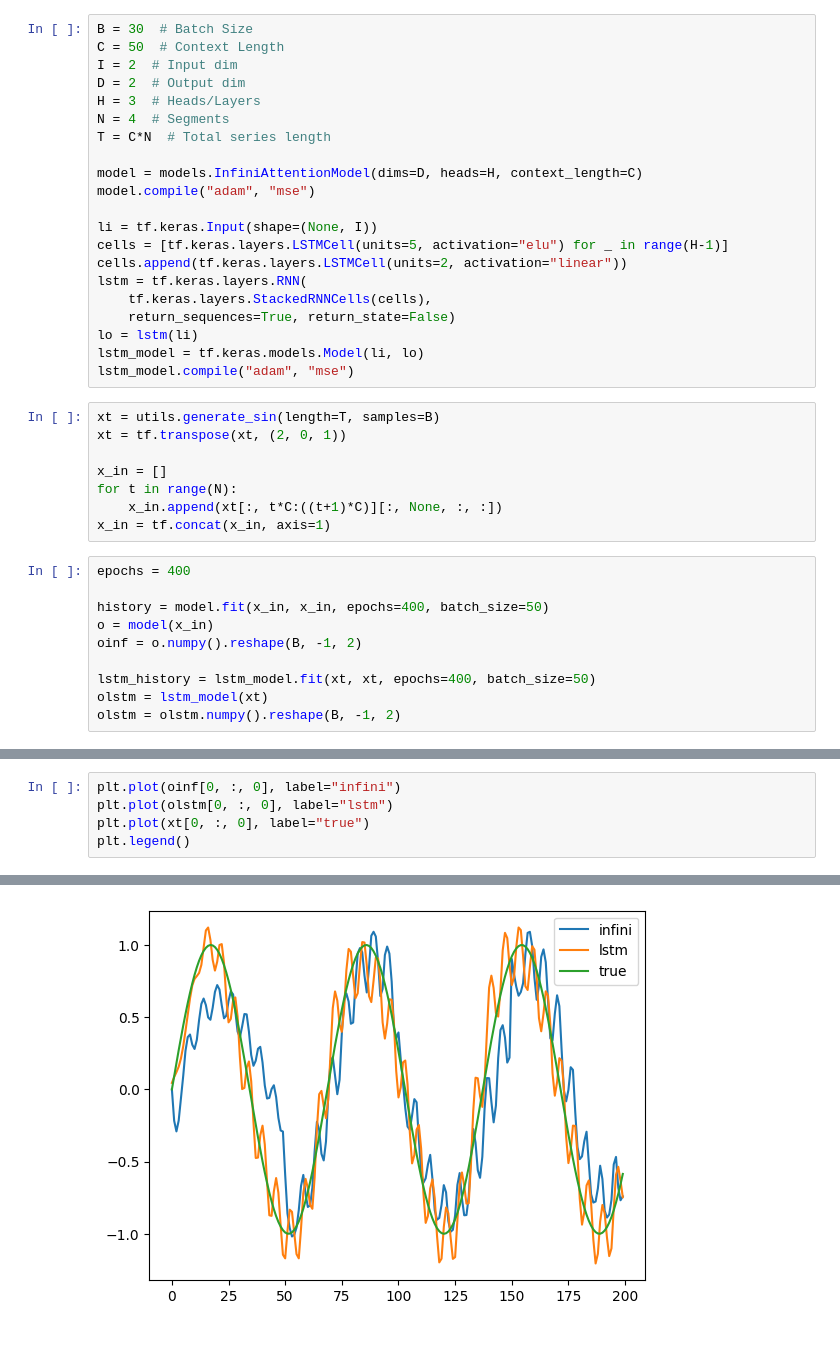
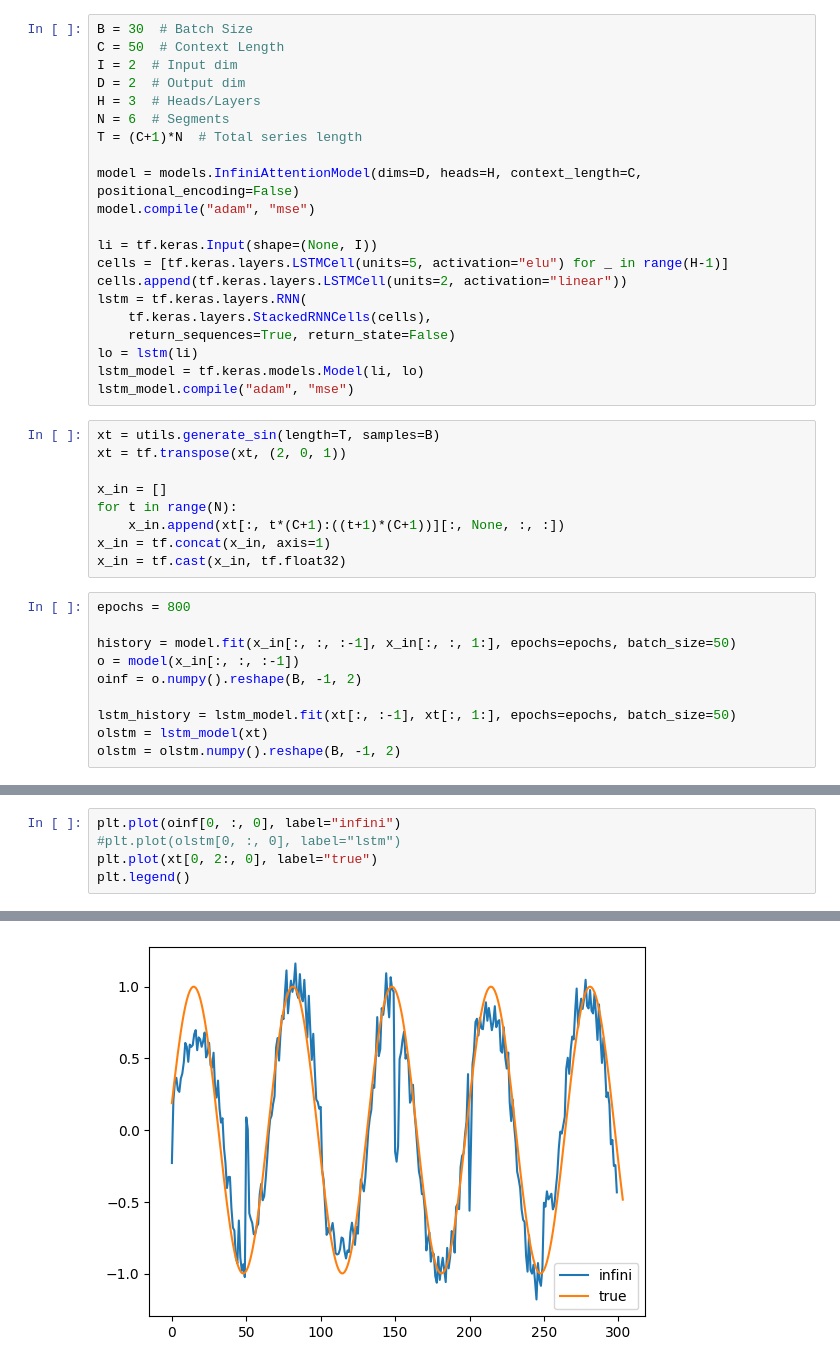
Before and after one commit to claCase/Infini-Attention, a Jupyter notebook: test.ipynb, the cells around one changed output, grey strips where cells are left out. Drawn from its saved outputs; the diff is of its cells as text.

Commit message:
positional encoding tests

```diff
--- a/test.ipynb
+++ b/test.ipynb
@@ -12,10 +14,10 @@ C = 50  # Context Length
 I = 2  # Input dim
 D = 2  # Output dim
 H = 3  # Heads/Layers
-N = 4  # Segments
-T = C*N  # Total series length
+N = 6  # Segments
+T = (C+1)*N  # Total series length
 
-model = models.InfiniAttentionModel(dims=D, heads=H, context_length=C)
+model = models.InfiniAttentionModel(dims=D, heads=H, context_length=C, positional_encoding=False)
 model.compile("adam", "mse")
 
 li = tf.keras.Input(shape=(None, I))
@@ -33,15 +35,16 @@ xt = tf.transpose(xt, (2, 0, 1))
 
 x_in = []
 for t in range(N):
-    x_in.append(xt[:, t*C:((t+1)*C)][:, None, :, :])
+    x_in.append(xt[:, t*(C+1):((t+1)*(C+1))][:, None, :, :])
 x_in = tf.concat(x_in, axis=1)
+x_in = tf.cast(x_in, tf.float32)
 # %%
-epochs = 400
+epochs = 800
 
-history = model.fit(x_in, x_in, epochs=400, batch_size=50)
-o = model(x_in)
+history = model.fit(x_in[:, :, :-1], x_in[:, :, 1:], epochs=epochs, batch_size=50)
+o = model(x_in[:, :, :-1])
 oinf = o.numpy().reshape(B, -1, 2)
 
-lstm_history = lstm_model.fit(xt, xt, epochs=400, batch_size=50)
+lstm_history = lstm_model.fit(xt[:, :-1], xt[:, 1:], epochs=epochs, batch_size=50)
 olstm = lstm_model(xt)
 olstm = olstm.numpy().reshape(B, -1, 2)
@@ -48,10 +53,10 @@ olstm = olstm.numpy().reshape(B, -1, 2)
 # %%
 plt.plot(oinf[0, :, 0], label="infini")
-plt.plot(olstm[0, :, 0], label="lstm")
-plt.plot(xt[0, :, 0], label="true")
+#plt.plot(olstm[0, :, 0], label="lstm")
+plt.plot(xt[0, 2:, 0], label="true")
 plt.legend()
 # %% [output]
 <matplotlib.legend.Legend at 0x...>
-[figure, old version]
+[figure, new version]
 # %%
 hi = history.history["loss"]
```
Also changed, not shown: parts of 4 cells of this notebook, 2 other files.
